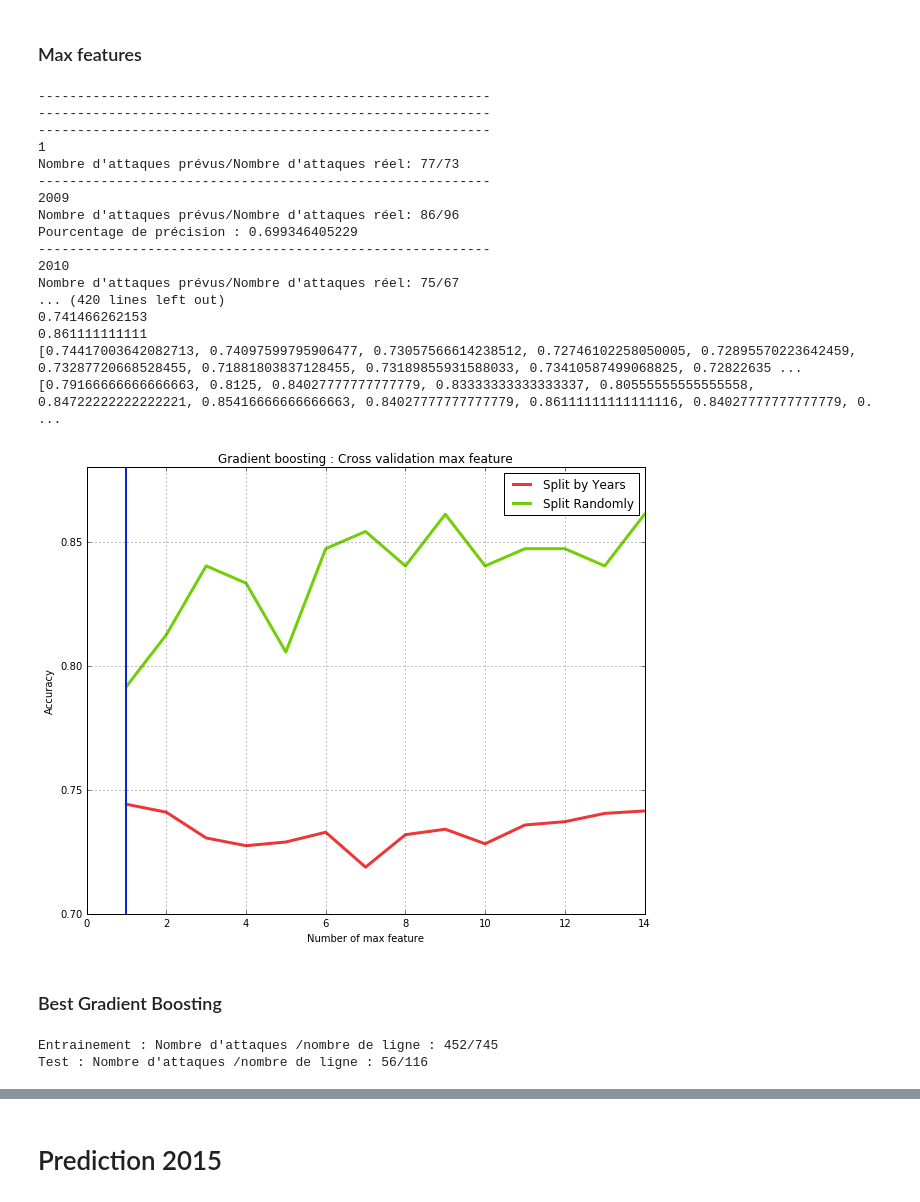
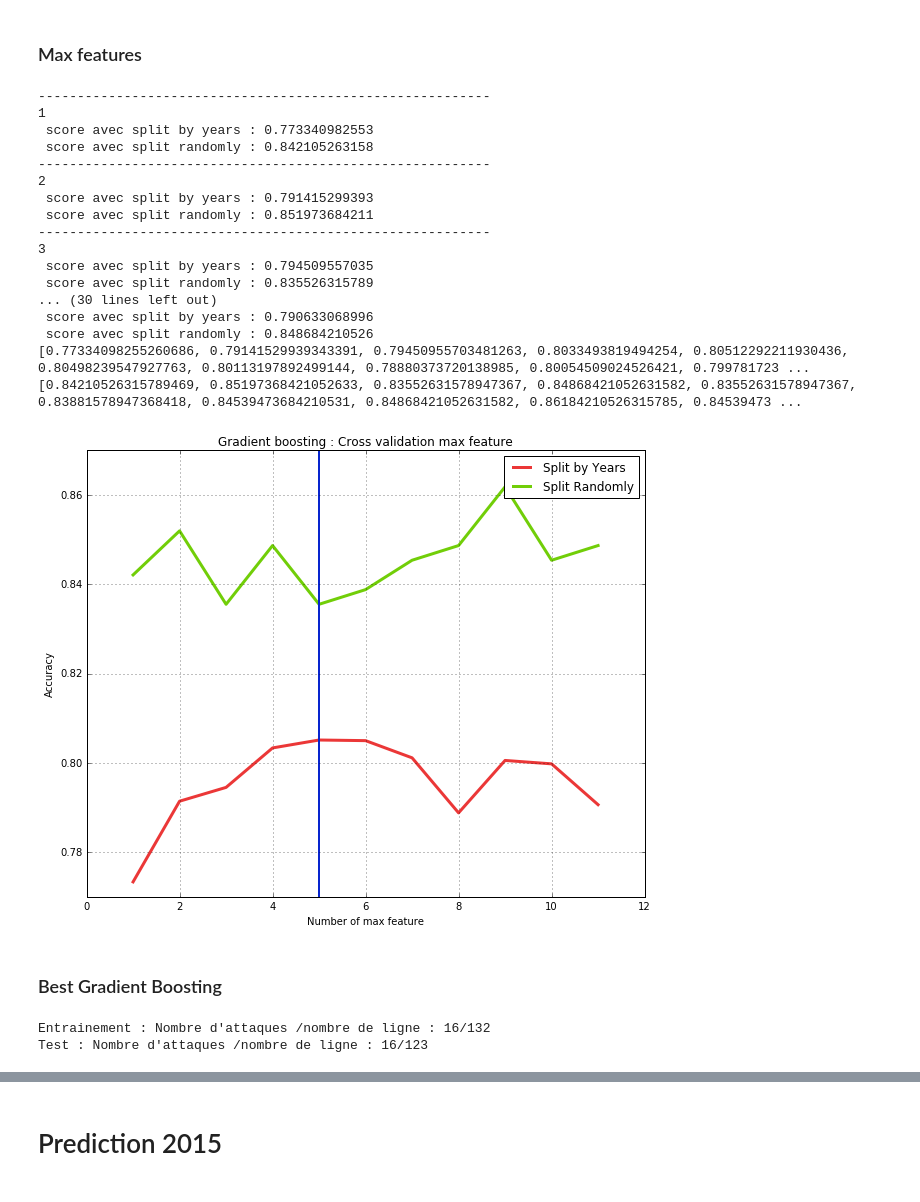
Before and after one commit to ifrebault/PiracyAttackPrediction, a Jupyter notebook: Machine_learning/ML.area.ipynb, the cells around one changed output, grey strips where cells are left out. Saved outputs shown, nothing was run; the diff lists cells and outputs as text; code cells hidden in the pictures.

```diff
--- a/Machine_learning/ML.area.ipynb
+++ b/Machine_learning/ML.area.ipynb
@@ -351,12 +352,10 @@ plt.colorbar()
 # %%
 tabScore=[]
 tabScore2=[]
-rangeTab=xrange(1, 2000, 200)
+rangeTab=xrange(1, 1500, 150)
 for alpha in rangeTab:
     score=0
     score2=0
-    print "----------------------------------------------------------"
-    print "----------------------------------------------------------"
     print "----------------------------------------------------------"
     print alpha
 
@@ -364,27 +363,28 @@ for alpha in rangeTab:
     model = GradientBoostingClassifier(random_state=1,n_estimators=alpha)
     model=model.fit(dfTrain[features], dfTrain[target])
     predictions=model.predict(dfTest[features])
-    print "Nombre d'attaques prévus/Nombre d'attaques réel: "+str(predictions.sum())+'/'+str(len(dfTest[dfTest['Count']!=0]))
+    #print "Nombre d'attaques prévus/Nombre d'attaques réel: "+str(predictions.sum())+'/'+str(len(dfTest[dfTest['Count']!=0]))
     score2=model.score(dfTest[features], dfTest[target])
 
     currentScoreTab=[]
     for i in (2009,2010,2011,2012,2013,2014):
-        print "----------------------------------------------------------"
-        print i
-        dfTrain=DfSampling[DfSampling['Years']<i]
+        #print "----------------------------------------------------------"
+        #print i
+        dfTrain=DfSampling[DfSampling['Years']==i-1]
         dfTest=DfSampling[(DfSampling['Years']==i)]
         model = GradientBoostingClassifier(random_state=1,n_estimators=alpha)
         model=model.fit(dfTrain[features], dfTrain[target])
 
         predictions=model.predict(dfTest[features])
-        print "Nombre d'attaques prévus/Nombre d'attaques réel: "+str(predictions.sum())+'/'+str(len(dfTest[dfTest['Count']!=0]))
+        #print "Nombre d'attaques prévus/Nombre d'attaques réel: "+str(predictions.sum())+'/'+str(len(dfTest[dfTest['Count']!=0]))
         currentScore=model.score(dfTest[features], dfTest[target])
         currentScoreTab.append(currentScore)
 
-        print "Pourcentage de précision : "+str(currentScore)
+        #print "Pourcentage de précision : "+str(currentScore)
     score=sum(currentScoreTab) / float(len(currentScoreTab))
-    print score
-    print score2
+
+    print " score avec split by years : "+str(score)
+    print " score avec split randomly : "+str(score2)
 
 
     tabScore.append(score)
@@ -428,13 +428,11 @@ plt.show()
 # %%
 tabScore=[]
 tabScore2=[]
-rangeTab=xrange(1, 15, 1)
+rangeTab=xrange(1, 12, 1)
 
 for alpha in rangeTab:
     score=0
     score2=0
-    print "----------------------------------------------------------"
-    print "----------------------------------------------------------"
     print "----------------------------------------------------------"
     print alpha
 
@@ -442,28 +440,28 @@ for alpha in rangeTab:
     model = GradientBoostingClassifier(random_state=1,max_features=alpha)
     model=model.fit(dfTrain[features], dfTrain[target])
     predictions=model.predict(dfTest[features])
-    print "Nombre d'attaques prévus/Nombre d'attaques réel: "+str(predictions.sum())+'/'+str(len(dfTest[dfTest['Count']!=0]))
+    #print "Nombre d'attaques prévus/Nombre d'attaques réel: "+str(predictions.sum())+'/'+str(len(dfTest[dfTest['Count']!=0]))
     score2=model.score(dfTest[features], dfTest[target])
 
     currentScoreTab=[]
     for i in (2009,2010,2011,2012,2013,2014):
-        print "----------------------------------------------------------"
-        print i
+        #print "----------------------------------------------------------"
+        #print i
         dfTrain=DfSampling[DfSampling['Years']<i]
         dfTest=DfSampling[(DfSampling['Years']==i)]
         model = GradientBoostingClassifier(random_state=1,max_features=alpha)
         model=model.fit(dfTrain[features], dfTrain[target])
 
         predictions=model.predict(dfTest[features])
-        print "Nombre d'attaques prévus/Nombre d'attaques réel: "+str(predictions.sum())+'/'+str(len(dfTest[dfTest['Count']!=0]))
+        #print "Nombre d'attaques prévus/Nombre d'attaques réel: "+str(predictions.sum())+'/'+str(len(dfTest[dfTest['Count']!=0]))
         currentScore=model.score(dfTest[features], dfTest[target])
         currentScoreTab.append(currentScore)
 
-        print "Pourcentage de précision : "+str(currentScore)
+        #print "Pourcentage de précision : "+str(currentScore)
     score=sum(currentScoreTab) / float(len(currentScoreTab))
 
-    print score
-    print score2
+    print " score avec split by years : "+str(score)
+    print " score avec split randomly : "+str(score2)
 
     tabScore.append(score)
     tabScore2.append(score2)
@@ -471,47 +469,47 @@ for alpha in rangeTab:
 print tabScore
 print tabScore2
 # %% [output]
-----------------------------------------------------------
-----------------------------------------------------------
 ----------------------------------------------------------
 1
-Nombre d'attaques prévus/Nombre d'attaques réel: 77/73
+ score avec split by years : 0.773340982553
+ score avec split randomly : 0.842105263158
 ----------------------------------------------------------
-2009
-Nombre d'attaques prévus/Nombre d'attaques réel: 86/96
-Pourcentage de précision : 0.699346405229
+2
+ score avec split by years : 0.791415299393
+ score avec split randomly : 0.851973684211
 ----------------------------------------------------------
-2010
-Nombre d'attaques prévus/Nombre d'attaques réel: 75/67
-... (420 lines left out)
-0.741466262153
-0.861111111111
-[0.74417003642082713, 0.74097599795906477, 0.73057566614238512, 0.72746102258050005, 0.72895570223642459, 0.73287720668528455, 0.71881803837128455, 0.73189855931588033, 0.73410587499068825, 0.72822635 ...
-[0.79166666666666663, 0.8125, 0.84027777777777779, 0.83333333333333337, 0.80555555555555558, 0.84722222222222221, 0.85416666666666663, 0.84027777777777779, 0.86111111111111116, 0.84027777777777779, 0. ...
+3
+ score avec split by years : 0.794509557035
+ score avec split randomly : 0.835526315789
+... (30 lines left out)
+ score avec split by years : 0.790633068996
+ score avec split randomly : 0.848684210526
+[0.77334098255260686, 0.79141529939343391, 0.79450955703481263, 0.8033493819494254, 0.80512292211930436, 0.80498239547927763, 0.80113197892499144, 0.78880373720138985, 0.80054509024526421, 0.799781723 ...
+[0.84210526315789469, 0.85197368421052633, 0.83552631578947367, 0.84868421052631582, 0.83552631578947367, 0.83881578947368418, 0.84539473684210531, 0.84868421052631582, 0.86184210526315785, 0.84539473 ...
 # %%
 plt.figure(figsize=(10,8))
 plt.plot(rangeTab,tabScore, '-', color='#EB3737', linewidth=3, label='Split by Years')
 plt.plot(rangeTab,tabScore2, '-', color='#71ce08', linewidth=3, label='Split Randomly')
-plt.axvline(x=1,linewidth=2, color='#0825ce')
+plt.axvline(x=5,linewidth=2, color='#0825ce')
 plt.grid(True)
 plt.legend(loc='upper right')
 plt.title("Gradient boosting : Cross validation max feature")
 plt.ylabel('Accuracy')
 plt.xlabel('Number of max feature')
 plt.show()
 # %% [output]
-[figure, old version]
+[figure, new version]
 # %% [markdown]
 ### Best Gradient Boosting
 # %%
-years_prediction=2012
-dfTrain=DfSampling[DfSampling['Years']<years_prediction]
+years_prediction=2014
+dfTrain=DfSampling[DfSampling['Years']==years_prediction-1]
 dfTest=DfSampling[(DfSampling['Years']==years_prediction)]
 
 print " "
 print "Entrainement : Nombre d'attaques /nombre de ligne : "+str(len(dfTrain[dfTrain['Count']!=0]))+'/'+str(len(dfTrain))
 print "Test : Nombre d'attaques /nombre de ligne : "+str(len(dfTest[dfTest['Count']!=0]))+'/'+str(len(dfTest))
 # %% [output]
-Entrainement : Nombre d'attaques /nombre de ligne : 452/745
-Test : Nombre d'attaques /nombre de ligne : 56/116
+Entrainement : Nombre d'attaques /nombre de ligne : 16/132
+Test : Nombre d'attaques /nombre de ligne : 16/123
 # %%
```
Also changed, not shown: parts of 17 cells of this notebook.
